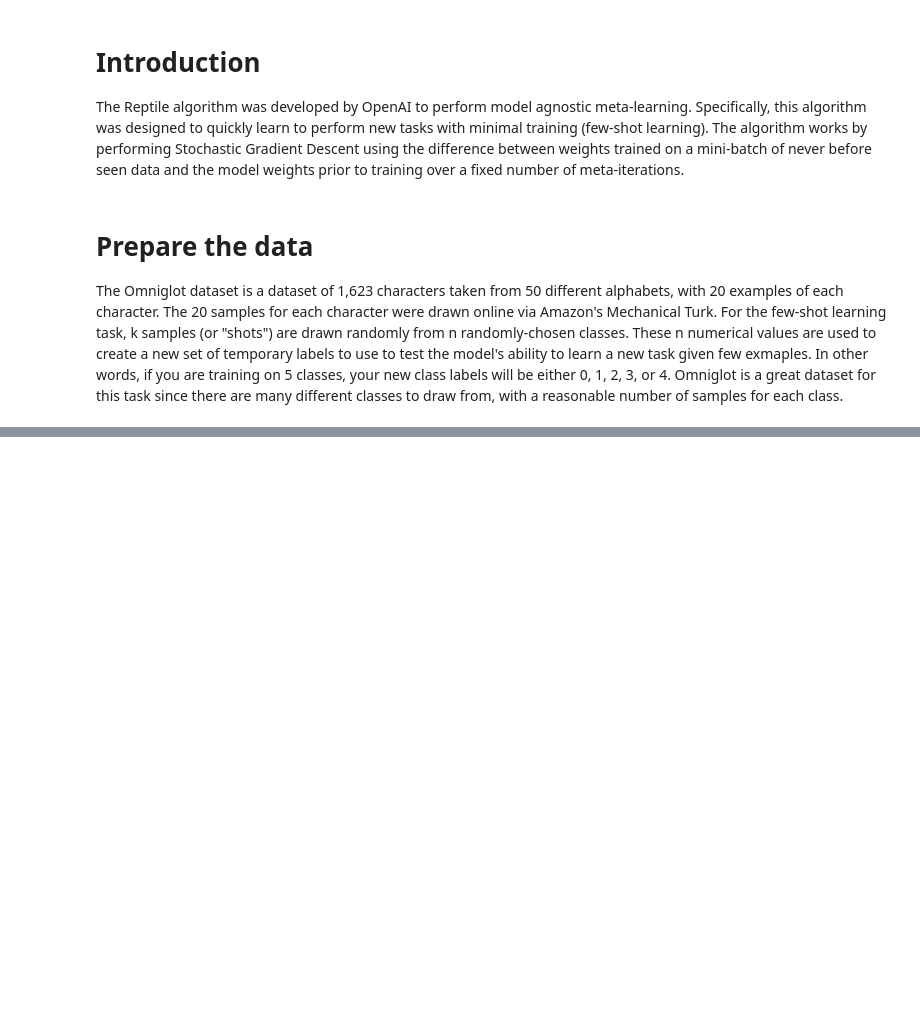
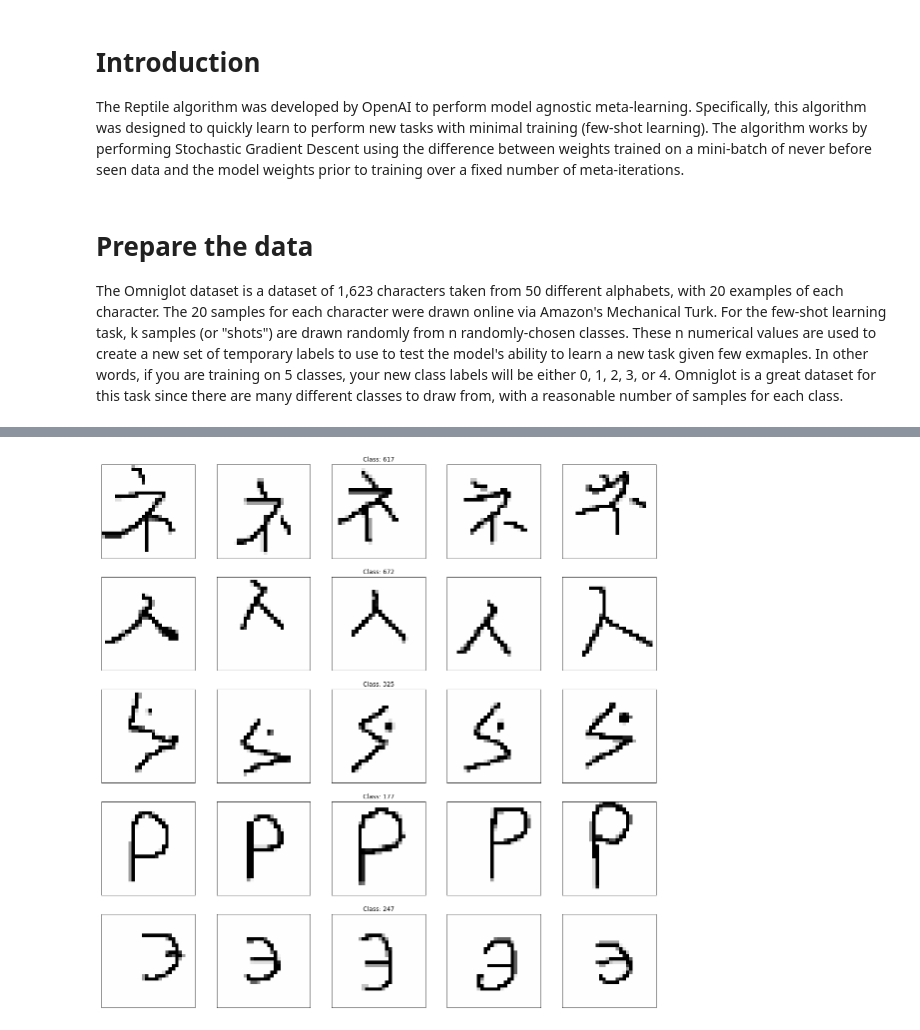
Before and after one commit to inyong37/Study, a Jupyter notebook: _Library/Keras/Keras_Example_FSL_Reptile.ipynb, the cells around one changed output, grey strips where cells are left out. Saved outputs shown, nothing was run; the diff lists cells and outputs as text; code cells hidden in the pictures; blank space fills up the shorter version.

```diff
--- a/_Library/Keras/Keras_Example_FSL_Reptile.ipynb
+++ b/_Library/Keras/Keras_Example_FSL_Reptile.ipynb
@@ -122 +123,21 @@ Shuffling and writing examples to /root/tensorflow_datasets/omniglot/3.0.0.incom
 Dataset omniglot downloaded and prepared to /root/tensorflow_datasets/omniglot/3.0.0. Subsequent calls will reuse this data.
+# %%
+# Visualize some examples from the dataset
+_, axarr = plt.subplots(nrows=5, ncols=5, figsize=(20, 20))
+
+sample_keys = list(train_dataset.data.keys())
+
+for a in range(5):
+  for b in range(5):
+    temp_image = train_dataset.data[sample_keys[a]][b]
+    temp_image = np.stack((temp_image[:, :, 0],) * 3, axis=2)
+    temp_image *= 255
+    temp_image = np.clip(temp_image, 0, 255).astype("uint8")
+    if b == 2:
+      axarr[a, b].set_title("Class: " + sample_keys[a])
+    axarr[a, b].imshow(temp_image, cmap="gray")
+    axarr[a, b].xaxis.set_visible(False)
+    axarr[a, b].yaxis.set_visible(False)
+plt.show()
+# %% [output]
+[figure, added]
```
Also changed, not shown: parts of 5 cells of this notebook.
